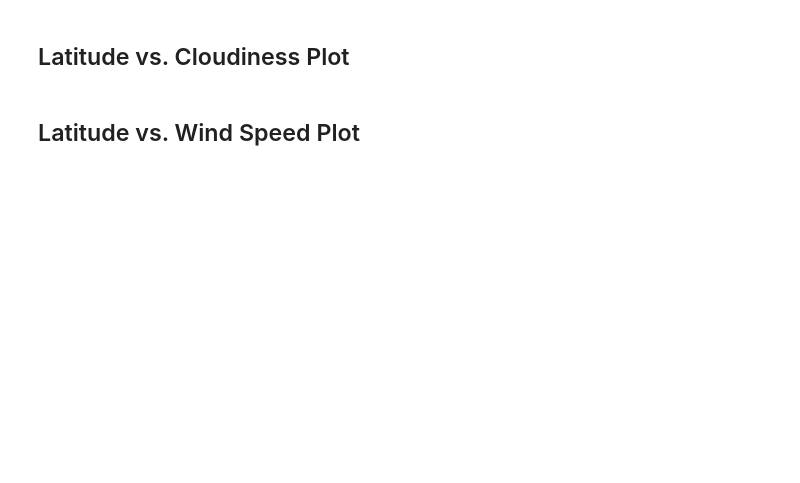
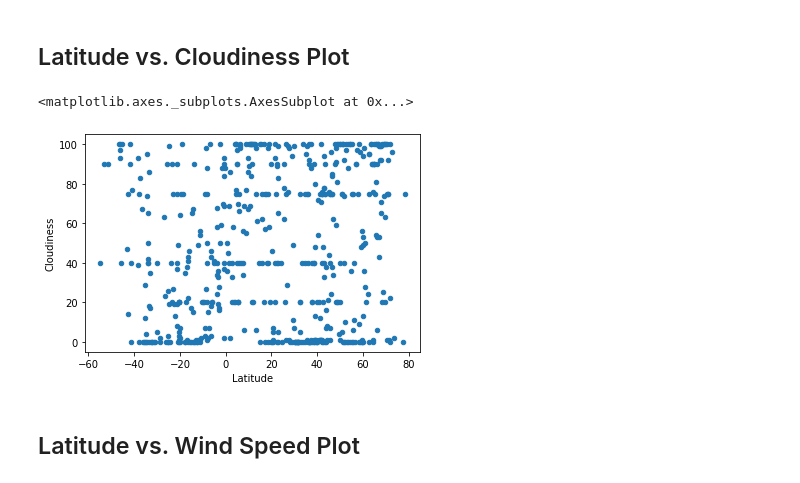
Before and after one commit to theaddies/API-challenge, a Jupyter notebook: WeatherPy/WeatherPy.ipynb, the cells around one changed output. Cells and saved outputs as stored; diff of their text form; code cells hidden in the pictures; blank space fills up the shorter version.

```diff
--- a/WeatherPy/WeatherPy.ipynb
+++ b/WeatherPy/WeatherPy.ipynb
@@ -249,4 +256,10 @@ Skip this step if there are no cities that have humidity > 100%.
 # %% [markdown]
 ## Latitude vs. Cloudiness Plot
+# %%
+cloudiness_title = "Latitude versus Cloudiness\n"+date
+clean_city_data.plot(x = 'Latitude', y = 'Cloudiness', kind='scatter', )
+# %% [output]
+<matplotlib.axes._subplots.AxesSubplot at 0x...>
+[figure, added]
 # %% [markdown]
 ## Latitude vs. Wind Speed Plot
```
Also changed, not shown: parts of 19 cells of this notebook.
